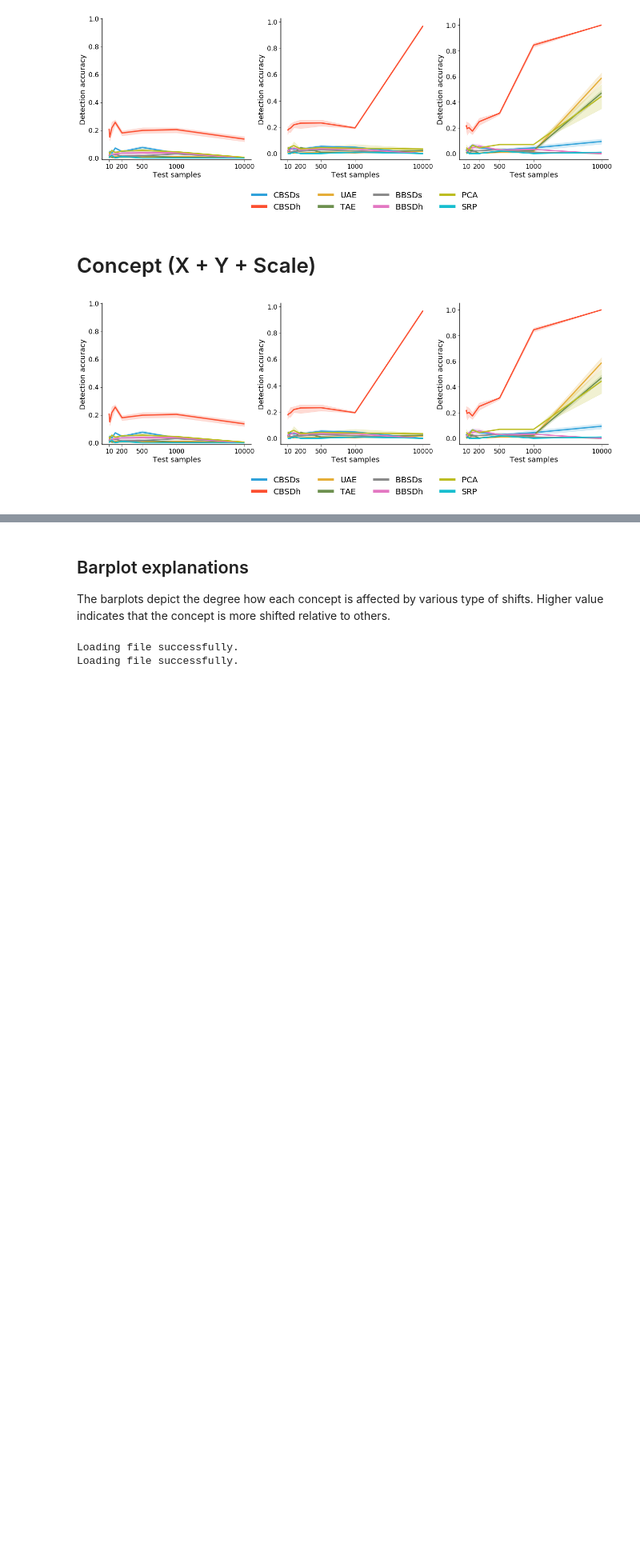
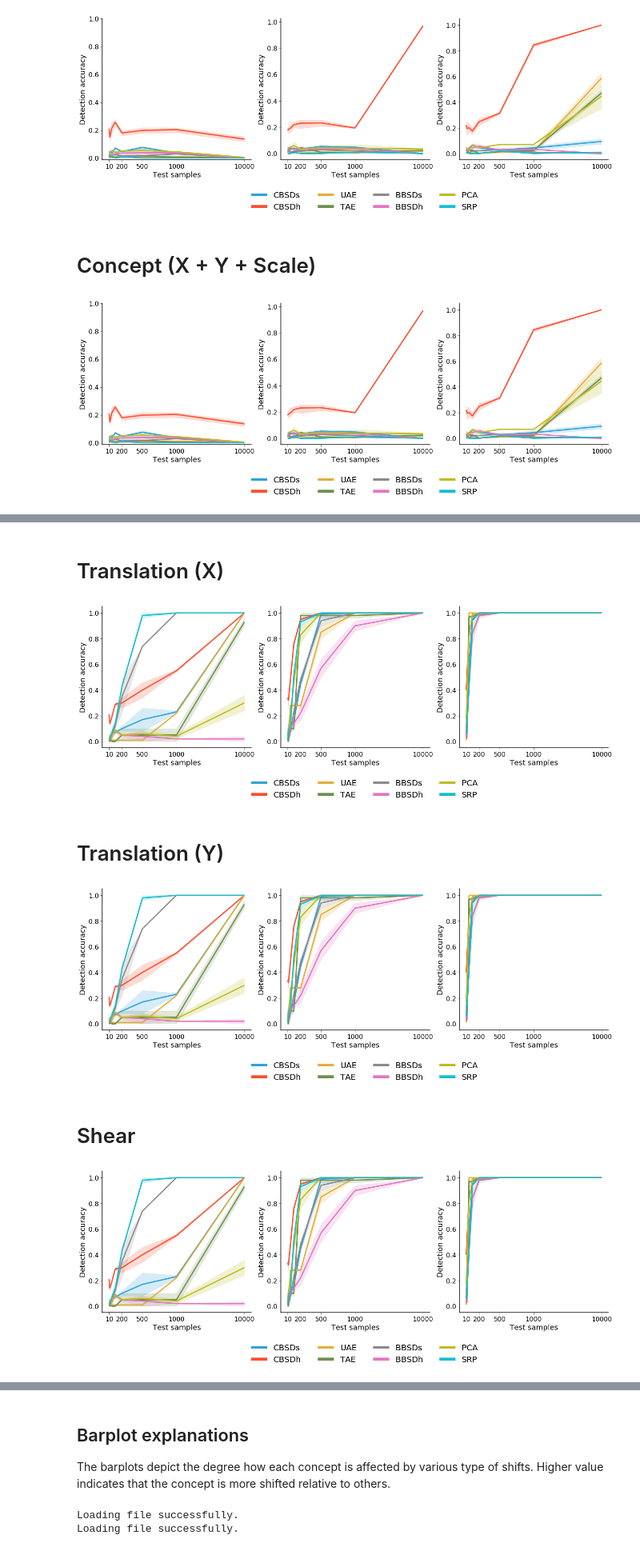
Before and after one commit to maleakhiw/explaining-dataset-shifts, a Jupyter notebook: experiments/dSprites/label_classifier_results_task3.ipynb, the cells around one changed output, grey strips where cells are left out. Shown at 80% size. Saved outputs shown, nothing was run; the diff lists cells and outputs as text; code cells hidden in the pictures; blank space fills up the shorter version.

Commit message:
visualisation task 3 done

```diff
--- a/experiments/dSprites/label_classifier_results_task3.ipynb
+++ b/experiments/dSprites/label_classifier_results_task3.ipynb
@@ -176,13 +276,15 @@ for shift in list_shifts[4:7]:
 The figures plot how detection accuracy changes over different test (real-world) samples provided to each shift detector method. We compare performances of various methods.
 # %%
 list_shifts = ["Knockout", "Concept (Scale)", "Concept (Shape + Scale)",
-              "Concept (X)", "Concept (Y)", "Concept (X + Y)", "Concept (X + Y + Scale)"]
+              "Concept (X)", "Concept (Y)", "Concept (X + Y)", "Concept (X + Y + Scale)",
+              "Translation (X)", "Translation (Y)", "Shear", "Zoom", "Rotation", "All"]
 list_labels = ["CBSDs", "CBSDh", "UAE", "TAE",
               "BBSDs", "BBSDh", "PCA", "SRP"]
 list_is_concepts = [True, True, False, False,
                    False, False, False, False]
 list_shift_str = ["ko_task3", "scale_task3", "scale_shape_task3", "x_task3", "y_task3",
-                  "x_y_task3", "x_y_scale_task3"]
+                  "x_y_task3", "x_y_scale_task3", "img_x_task3", "img_y_task3",
+                 "shear_task3", "zoom_task3", "rotation_task3", "all_task3"]
 # %% [markdown]
 ### Knockout shift
 # %%
@@ -213,10 +315,9 @@ list_labels = ["CBSDs", "CBSDh", "UAE", "TAE",
               "BBSDs", "BBSDh", "PCA", "SRP"]
 list_is_concepts = [True, True, False, False,
                    False, False, False, False]
-list_shift_str_2 = ["ko_task3", "scale_task3", "scale_shape_task3", "x_task3", "y_task3",
-                  "x_y_task3", "x_y_scale_task3"]
-list_shift_str_1 = ["ko", "scale", "scale_shape", "x", "y",
-                  "x_y", "x_y_scale"]
+list_shift_str_2 = list_shift_str
+list_shift_str_1 = ["ko", "scale", "scale_shape", "x", "y", "x_y", "x_y_scale", "img_x", "img_y",
+                 "shear", "zoom", "rotation", "all"]
 # %% [markdown]
 **- Scale**
 **- Shape + Scale**
@@ -301,0 +405,8 @@ for shift in list_shifts[4:7]:
+# %%
+list_labels = ["CBSDs", "CBSDh", "UAE", "TAE",
+              "BBSDs", "BBSDh", "PCA", "SRP"]
+list_is_concepts = [True, True, False, False,
+                   False, False, False, False]
+list_shift_str_2 = list_shift_str
+list_shift_str_1 = ["ko", "scale", "scale_shape", "x", "y", "x_y", "x_y_scale", "img_x", "img_y",
+                 "shear", "zoom", "rotation", "all"]
@@ -301,0 +417,8 @@ for shift in list_shifts[4:7]:
+# %%
+list_dict_results = []
+for shift_str1, shift_str2 in zip(list_shift_str_1[7:10], list_shift_str_2[7:10]):
+    for label in list_labels:
+        try:
+            list_dict_results.append(load_result(shift_str2, label, False))
+        except:
+            list_dict_results.append(load_result(shift_str1, label, False))
@@ -301,0 +443,11 @@ for shift in list_shifts[4:7]:
+# %%
+for shift in list_shifts[7:10]:
+    display(Markdown(f"# {shift}"))
+    plot_accuracy_vs_samples(list_dict_results, list_labels, list_is_concepts)
+# %% [output]
+# Translation (X)
+[figure, added]
+# Translation (Y)
+[figure, added]
+# Shear
+[figure, added]
```
Also changed, not shown: parts of 15 cells of this notebook.
